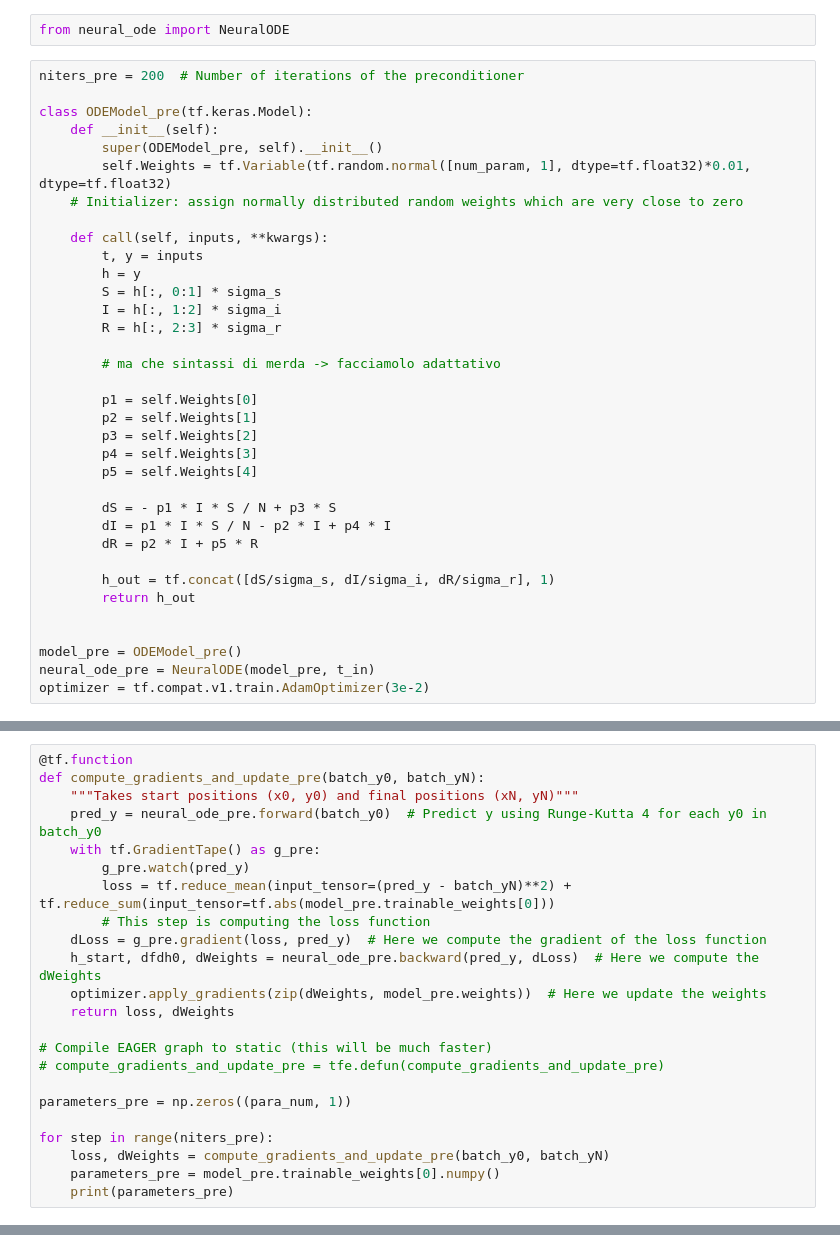
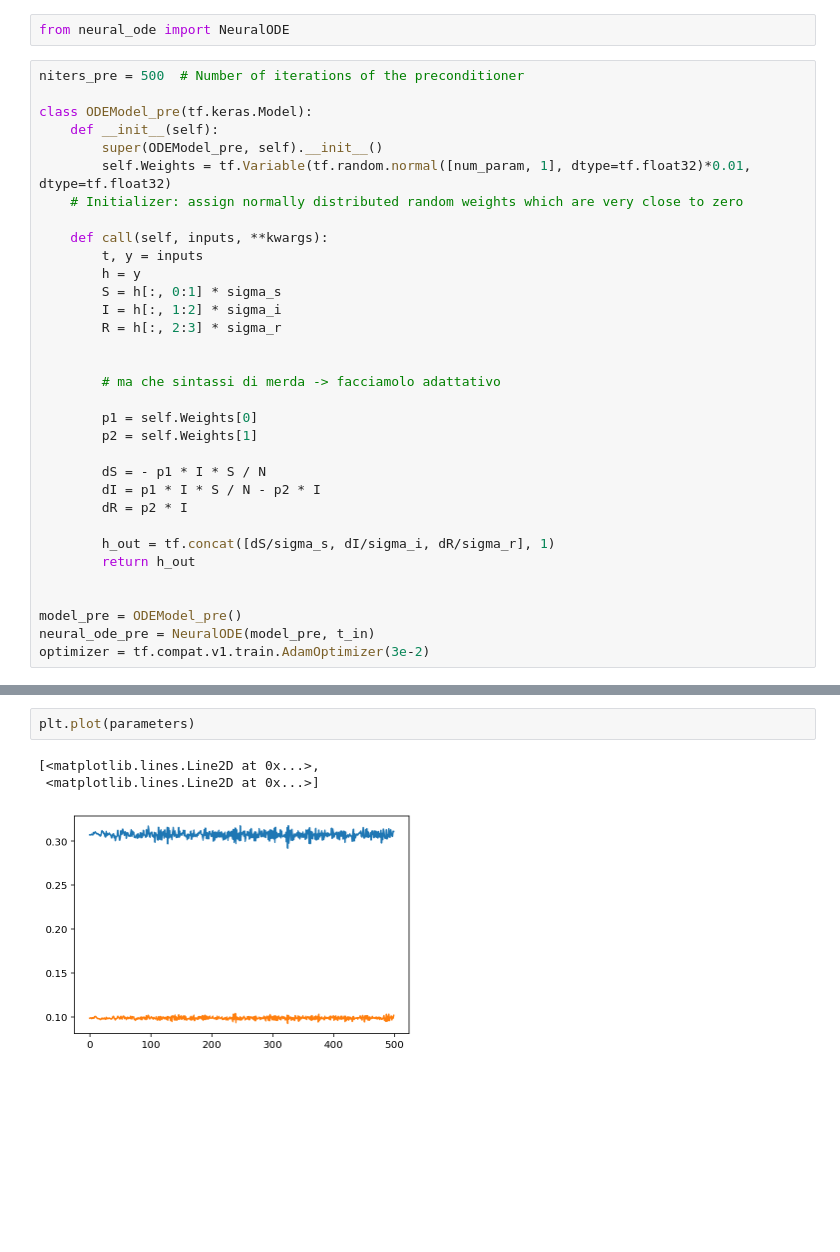
Before and after one commit to SirPopiel/Bayesian-ODEs, a Jupyter notebook: BDP_2/SIR/SIR_dev.ipynb, the cells around one changed output, grey strips where cells are left out. Saved outputs shown, nothing was run; the diff lists cells and outputs as text; blank space fills up the shorter version.

```diff
--- a/BDP_2/SIR/SIR_dev.ipynb
+++ b/BDP_2/SIR/SIR_dev.ipynb
@@ -117,7 +171,7 @@ batch_y0, batch_yN = get_batch()  # Returns the first and the last y observed fo
 # %%
 from neural_ode import NeuralODE
 # %%
-niters_pre = 200  # Number of iterations of the preconditioner
+niters_pre = 500  # Number of iterations of the preconditioner
 
 class ODEModel_pre(tf.keras.Model):
     def __init__(self):
@@ -132,17 +186,15 @@ class ODEModel_pre(tf.keras.Model):
         I = h[:, 1:2] * sigma_i
         R = h[:, 2:3] * sigma_r
 
+
         # ma che sintassi di merda -> facciamolo adattativo
 
         p1 = self.Weights[0]
         p2 = self.Weights[1]
-        p3 = self.Weights[2]
-        p4 = self.Weights[3]
-        p5 = self.Weights[4]
 
-        dS = - p1 * I * S / N + p3 * S
-        dI = p1 * I * S / N - p2 * I + p4 * I
-        dR = p2 * I + p5 * R
+        dS = - p1 * I * S / N
+        dI = p1 * I * S / N - p2 * I
+        dR = p2 * I
 
         h_out = tf.concat([dS/sigma_s, dI/sigma_i, dR/sigma_r], 1)
         return h_out
@@ -220,23 +280,0 @@ optimizer = tf.compat.v1.train.AdamOptimizer(3e-2)
-# %%
-@tf.function
-def compute_gradients_and_update_pre(batch_y0, batch_yN):
-    """Takes start positions (x0, y0) and final positions (xN, yN)"""
-    pred_y = neural_ode_pre.forward(batch_y0)  # Predict y using Runge-Kutta 4 for each y0 in batch_y0
-    with tf.GradientTape() as g_pre:
-        g_pre.watch(pred_y)
-        loss = tf.reduce_mean(input_tensor=(pred_y - batch_yN)**2) + tf.reduce_sum(input_tensor=tf.abs(model_pre.trainable_weights[0]))
-        # This step is computing the loss function
-    dLoss = g_pre.gradient(loss, pred_y)  # Here we compute the gradient of the loss function
-    h_start, dfdh0, dWeights = neural_ode_pre.backward(pred_y, dLoss)  # Here we compute the dWeights
-    optimizer.apply_gradients(zip(dWeights, model_pre.weights))  # Here we update the weights
-    return loss, dWeights
-
-# Compile EAGER graph to static (this will be much faster)
-# compute_gradients_and_update_pre = tfe.defun(compute_gradients_and_update_pre)
-
-parameters_pre = np.zeros((para_num, 1))
-
-for step in range(niters_pre):
-    loss, dWeights = compute_gradients_and_update_pre(batch_y0, batch_yN)
-    parameters_pre = model_pre.trainable_weights[0].numpy()
-    print(parameters_pre)
@@ -260,0 +459,6 @@ for step in range(niters_pre):
+# %%
+plt.plot(parameters)
+# %% [output]
+[<matplotlib.lines.Line2D at 0x...>,
+ <matplotlib.lines.Line2D at 0x...>]
+[figure, added]
```
Also changed, not shown: parts of 32 cells of this notebook, 24 other files.
